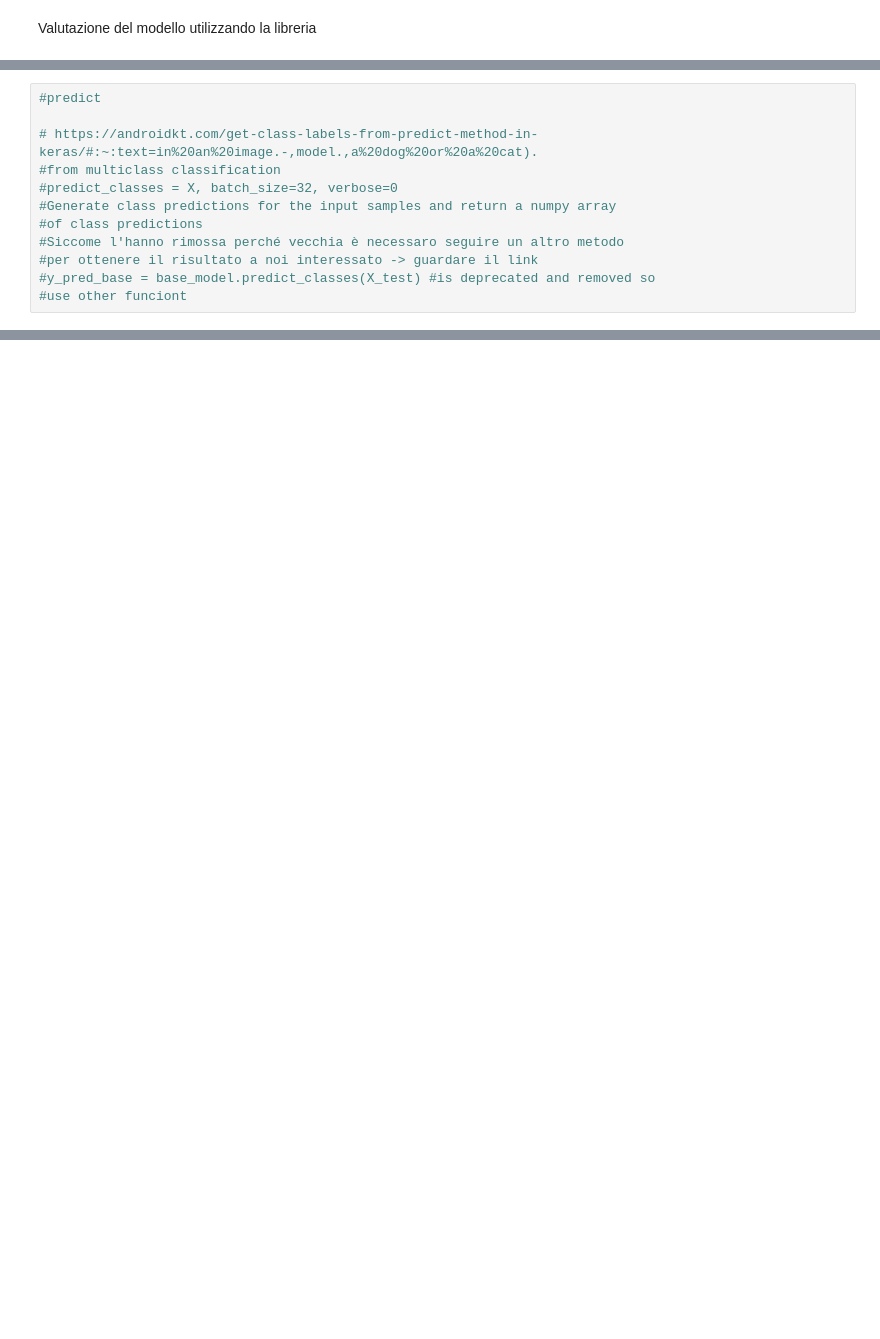
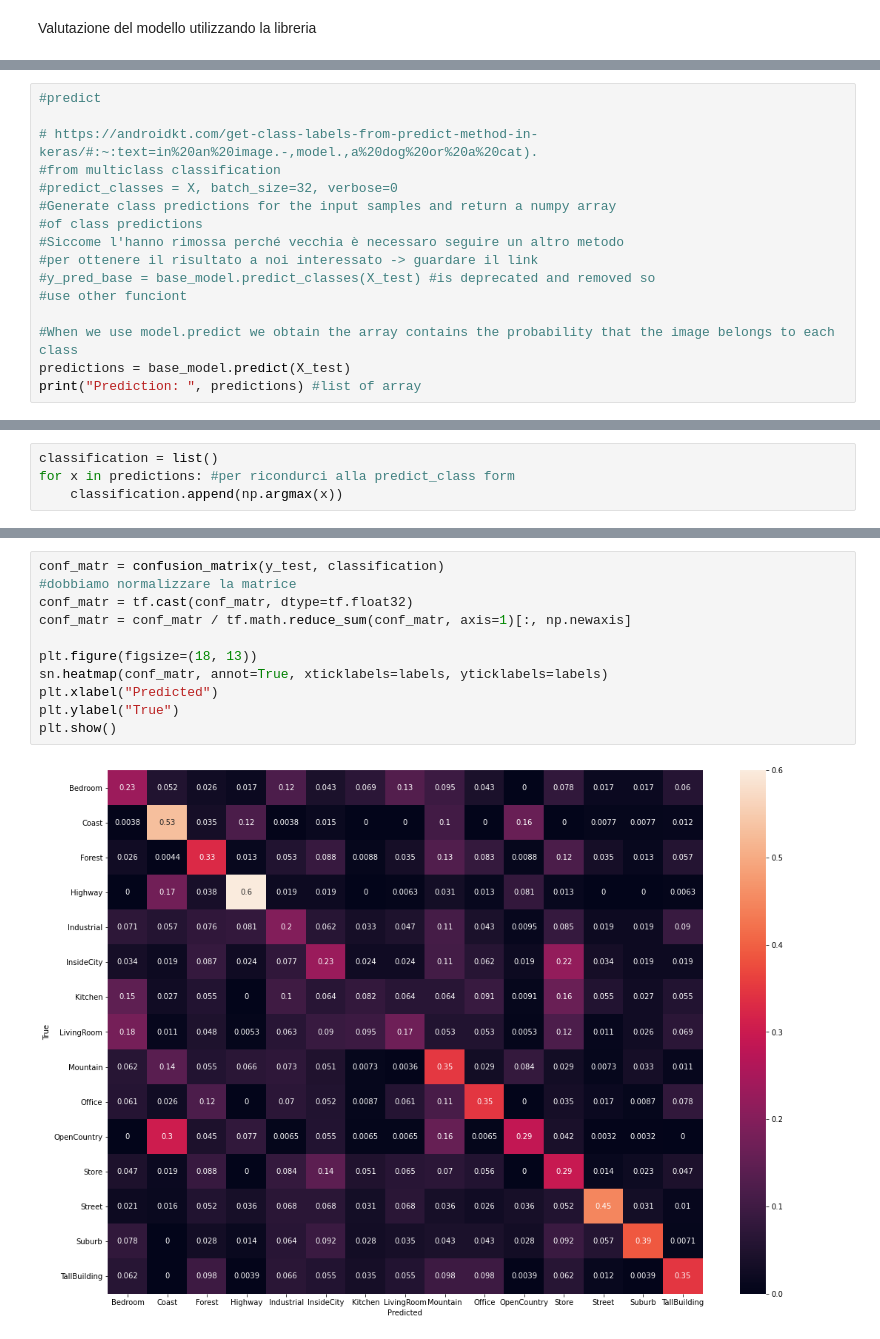
Before and after one commit to giovannipinna96/CVPR, a Jupyter notebook: Point_1.0.ipynb, the cells around one changed output, grey strips where cells are left out. Drawn from its saved outputs; the diff is of its cells as text; blank space fills up the shorter version.

Commit message:
Add report and confusion matrix + end first point

```diff
--- a/Point_1.0.ipynb
+++ b/Point_1.0.ipynb
@@ -312,4 +312,8 @@ accuracy: 0.39
 #per ottenere il risultato a noi interessato -> guardare il link
 #y_pred_base = base_model.predict_classes(X_test) #is deprecated and removed so
 #use other funciont
+
+#When we use model.predict we obtain the array contains the probability that the image belongs to each class
+predictions = base_model.predict(X_test)
+print("Prediction: ", predictions) #list of array
 # %% [output]
@@ -316,0 +335,4 @@ accuracy: 0.39
+# %%
+classification = list()
+for x in predictions: #per ricondurci alla predict_class form
+    classification.append(np.argmax(x))
@@ -316,0 +362,13 @@ accuracy: 0.39
+# %%
+conf_matr = confusion_matrix(y_test, classification)
+#dobbiamo normalizzare la matrice
+conf_matr = tf.cast(conf_matr, dtype=tf.float32)
+conf_matr = conf_matr / tf.math.reduce_sum(conf_matr, axis=1)[:, np.newaxis]
+
+plt.figure(figsize=(18, 13))
+sn.heatmap(conf_matr, annot=True, xticklabels=labels, yticklabels=labels)
+plt.xlabel("Predicted")
+plt.ylabel("True")
+plt.show()
+# %% [output]
+[figure, added]
```
Also changed, not shown: parts of 7 cells of this notebook.
